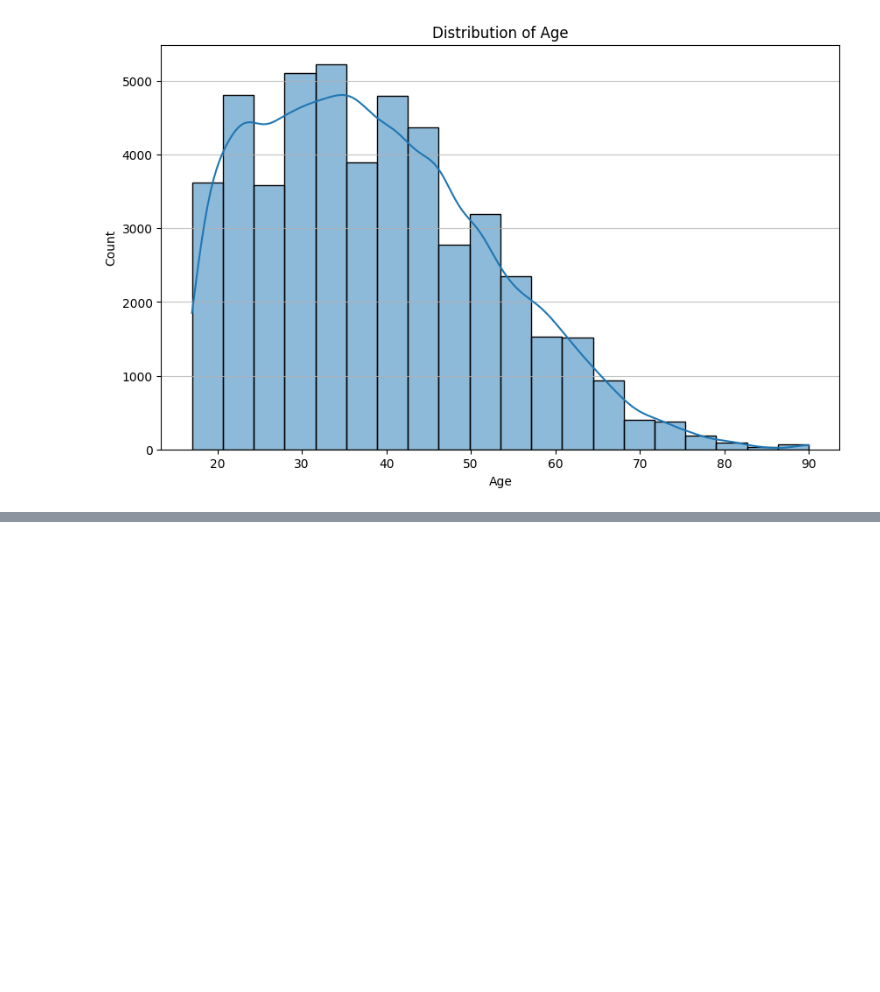
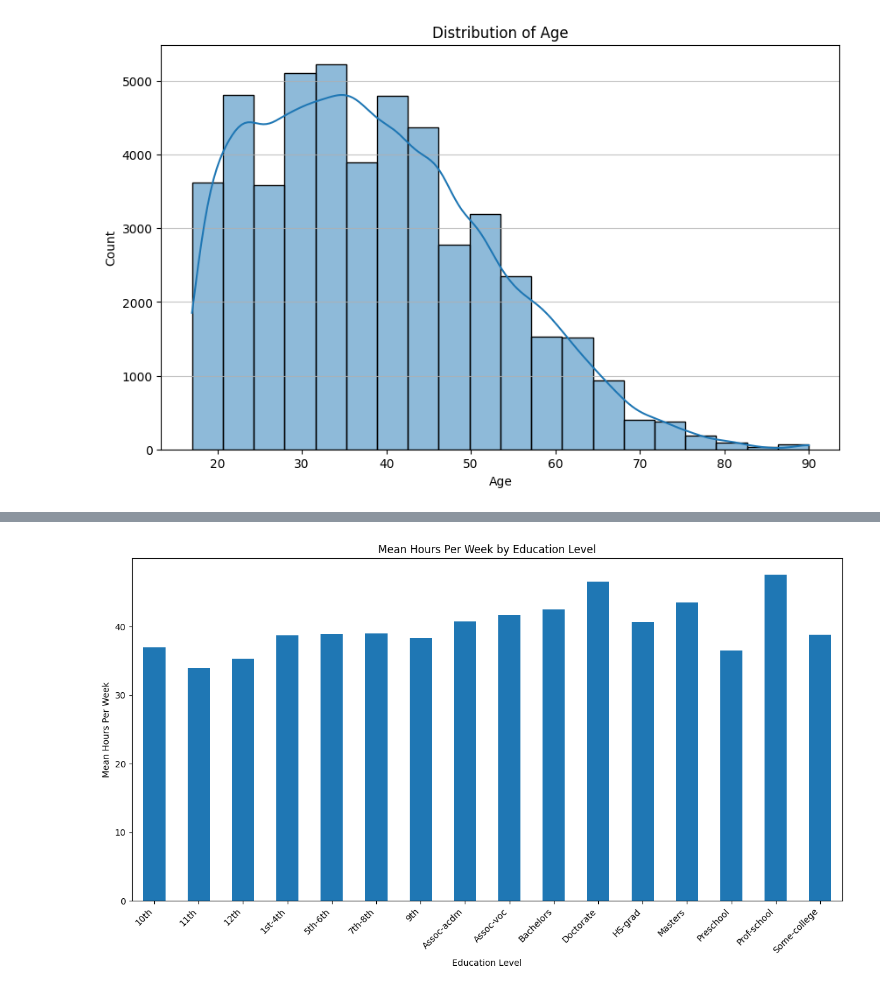
Before and after one commit to HRIDYANS/MY_PYTHON_PROJECT, a Jupyter notebook: Pandas_Tasks_adult_data.ipynb, the cells around one changed output, grey strips where cells are left out. Cells and saved outputs as stored; diff of their text form; code cells hidden in the pictures; blank space fills up the shorter version.

```diff
--- a/Pandas_Tasks_adult_data.ipynb
+++ b/Pandas_Tasks_adult_data.ipynb
@@ -335,0 +365,3 @@ plt.show()
+# %%
+mean_hours_by_education = ad_adult.groupby('education')['hours-per-week'].mean()
+display(mean_hours_by_education)
@@ -335,0 +388,11 @@ plt.show()
+# %%
+plt.figure(figsize=(12, 7))
+mean_hours_by_education.plot(kind='bar')
+plt.title('Mean Hours Per Week by Education Level')
+plt.xlabel('Education Level')
+plt.ylabel('Mean Hours Per Week')
+plt.xticks(rotation=45, ha='right')
+plt.tight_layout()
+plt.show()
+# %% [output]
+[figure, added]
```
Also changed, not shown: parts of 6 cells of this notebook.
